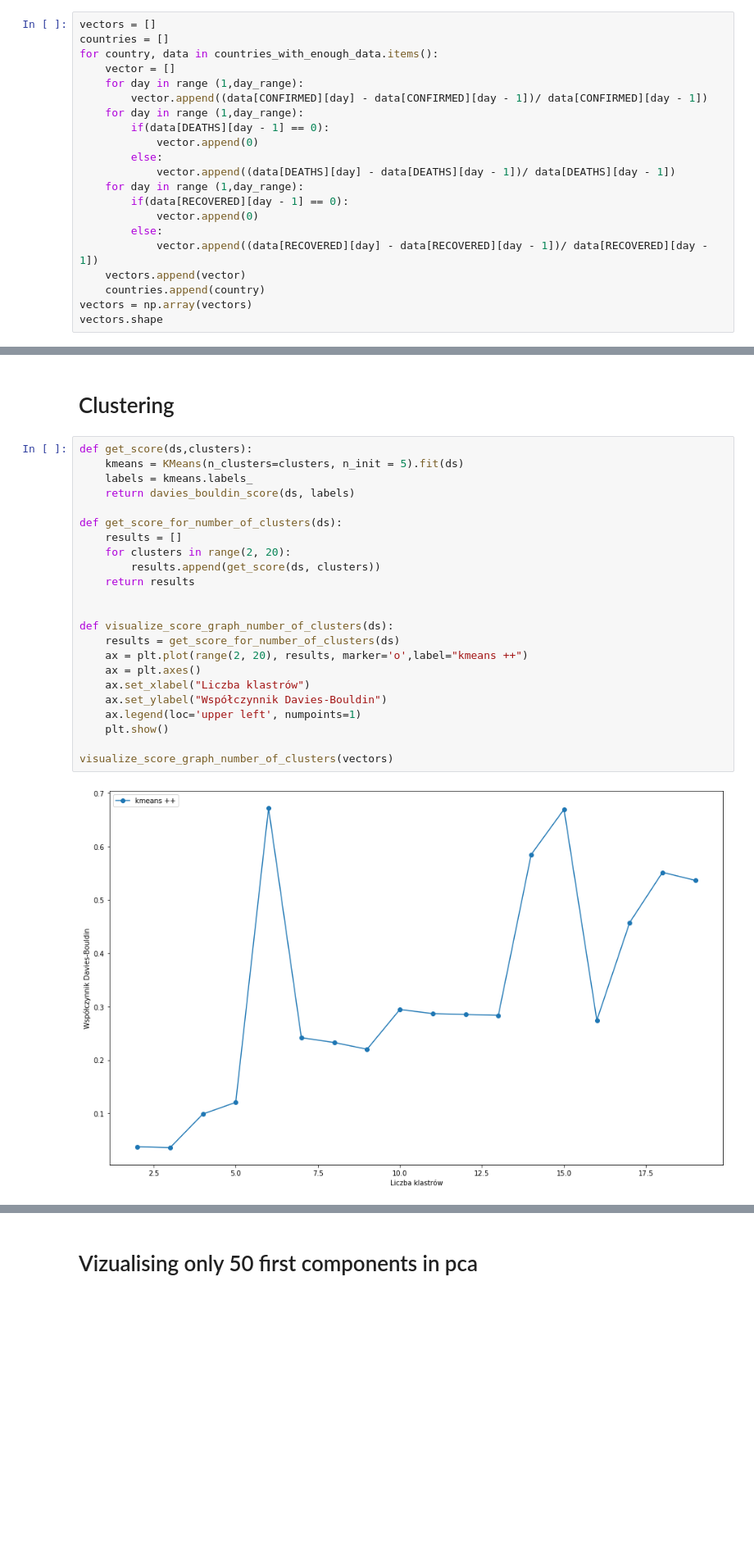
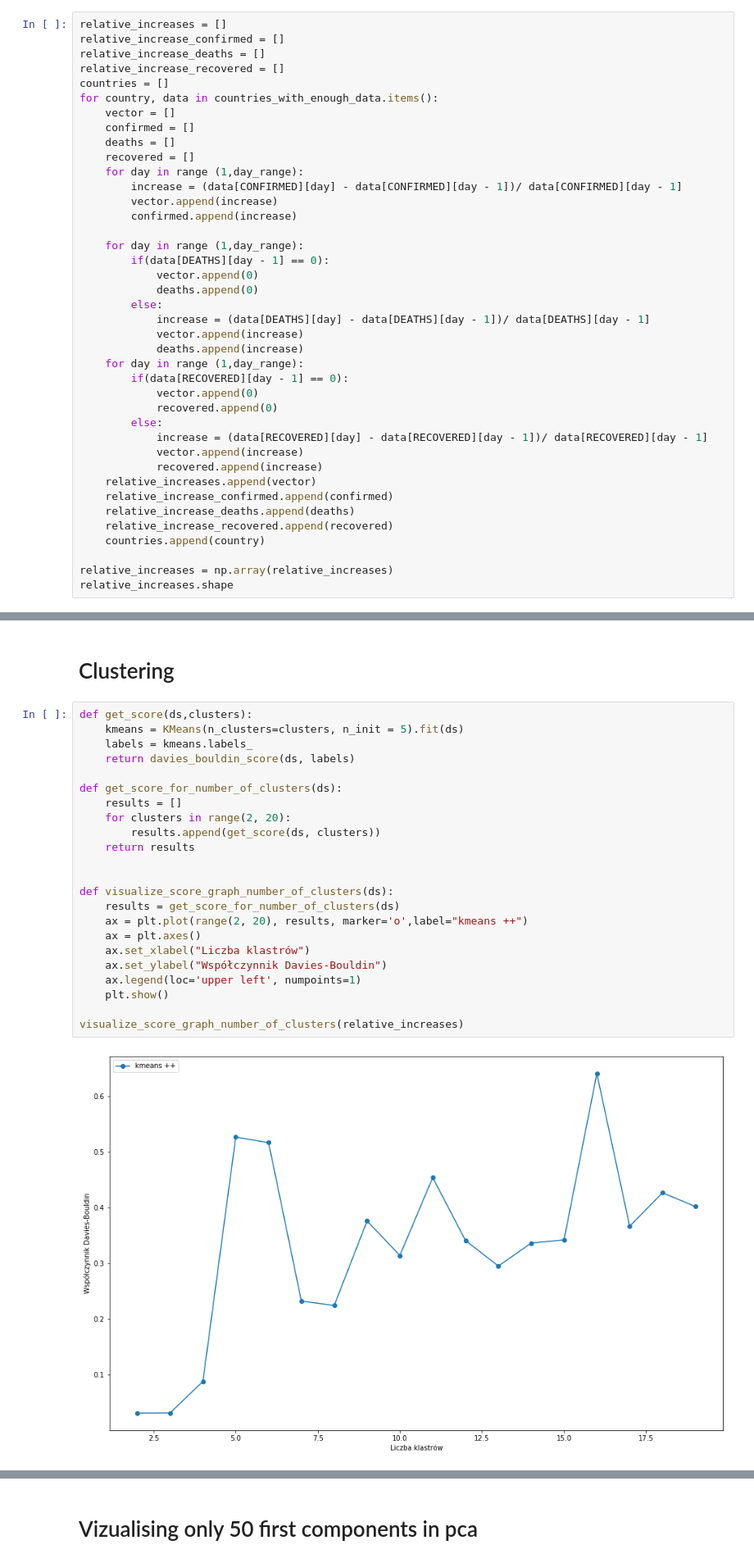
Before and after one commit to Klooskie/CoronaVirusDataExploration, a Jupyter notebook: WHOClustering.ipynb, the cells around one changed output, grey strips where cells are left out. Shown at 82% size. Drawn from its saved outputs; the diff is of its cells as text; blank space fills up the shorter version.

```diff
--- a/WHOClustering.ipynb
+++ b/WHOClustering.ipynb
@@ -103,24 +103,43 @@ for country, data in countres_characteristic.items():
 # %% [markdown]
 # Creating countries characteristics vector
 # %%
-vectors = []
+relative_increases = []
+relative_increase_confirmed = []
+relative_increase_deaths = []
+relative_increase_recovered = []
 countries = []
 for country, data in countries_with_enough_data.items():
     vector = []
+    confirmed = []
+    deaths = []
+    recovered = []
     for day in range (1,day_range):
-        vector.append((data[CONFIRMED][day] - data[CONFIRMED][day - 1])/ data[CONFIRMED][day - 1])
+        increase = (data[CONFIRMED][day] - data[CONFIRMED][day - 1])/ data[CONFIRMED][day - 1]
+        vector.append(increase)
+        confirmed.append(increase)
+
     for day in range (1,day_range):
         if(data[DEATHS][day - 1] == 0):
             vector.append(0)
+            deaths.append(0)
         else:
-            vector.append((data[DEATHS][day] - data[DEATHS][day - 1])/ data[DEATHS][day - 1])
+            increase = (data[DEATHS][day] - data[DEATHS][day - 1])/ data[DEATHS][day - 1]
+            vector.append(increase)
+            deaths.append(increase)
     for day in range (1,day_range):
         if(data[RECOVERED][day - 1] == 0):
             vector.append(0)
+            recovered.append(0)
         else:
-            vector.append((data[RECOVERED][day] - data[RECOVERED][day - 1])/ data[RECOVERED][day - 1])
-    vectors.append(vector)
+            increase = (data[RECOVERED][day] - data[RECOVERED][day - 1])/ data[RECOVERED][day - 1]
+            vector.append(increase)
+            recovered.append(increase)
+    relative_increases.append(vector)
+    relative_increase_confirmed.append(confirmed)
+    relative_increase_deaths.append(deaths)
+    relative_increase_recovered.append(recovered)
     countries.append(country)
-vectors = np.array(vectors)
-vectors.shape
+
+relative_increases = np.array(relative_increases)
+relative_increases.shape
 # %% [output]
@@ -130,26 +149,26 @@ vectors.shape
 # %%
 def get_score(ds,clusters):
     kmeans = KMeans(n_clusters=clusters, n_init = 5).fit(ds)
     labels = kmeans.labels_
     return davies_bouldin_score(ds, labels)
 
 def get_score_for_number_of_clusters(ds):
     results = []
     for clusters in range(2, 20):
         results.append(get_score(ds, clusters))
     return results
 
 
 def visualize_score_graph_number_of_clusters(ds):
     results = get_score_for_number_of_clusters(ds)
     ax = plt.plot(range(2, 20), results, marker='o',label="kmeans ++")
     ax = plt.axes()
     ax.set_xlabel("Liczba klastrów")
     ax.set_ylabel("Współczynnik Davies-Bouldin")
     ax.legend(loc='upper left', numpoints=1)
     plt.show()
 
-visualize_score_graph_number_of_clusters(vectors)
+visualize_score_graph_number_of_clusters(relative_increases)
 # %% [output]
-[figure, old version]
+[figure, new version]
 # %% [markdown]
```
Also changed, not shown: parts of 25 cells of this notebook.
